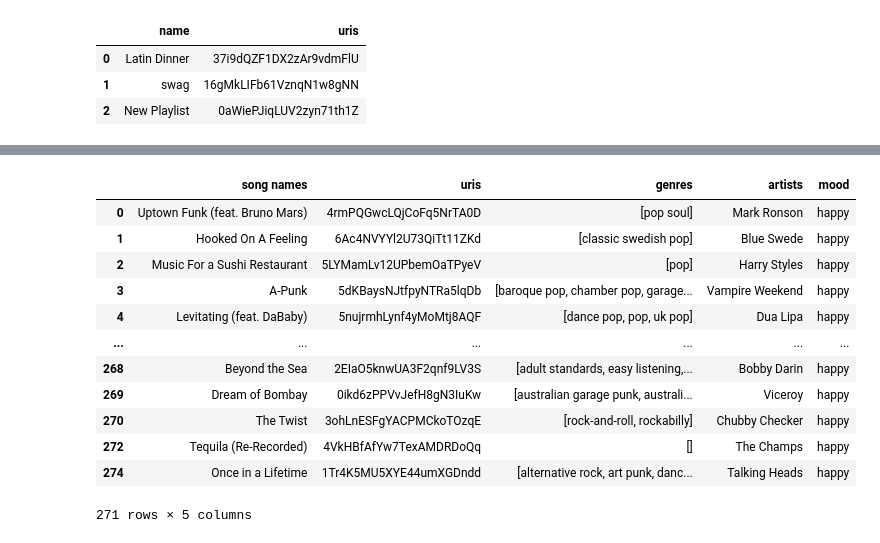
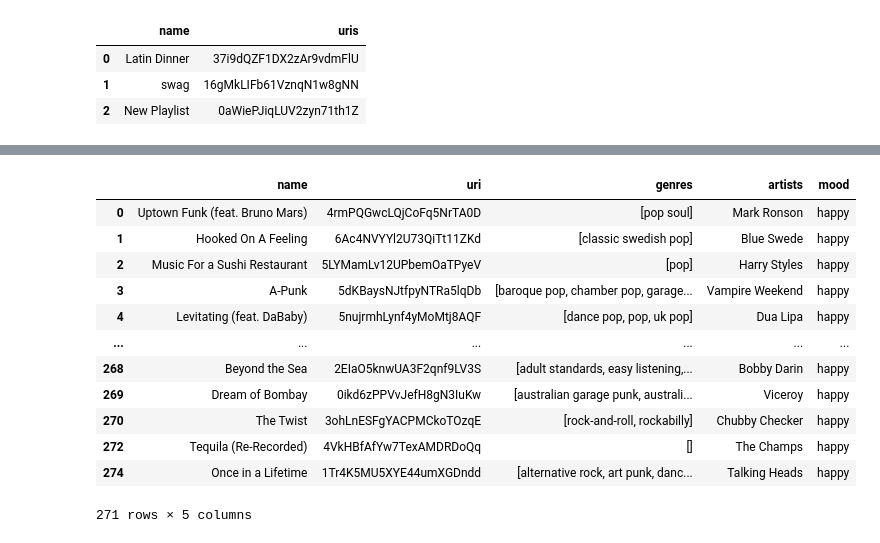
Before and after one commit to chriskontsis/AiTunes, a Jupyter notebook: Reccomender/SongRec.ipynb, the cells around one changed output, grey strips where cells are left out. Drawn from its saved outputs; the diff is of its cells as text; code cells hidden in the pictures.

```diff
--- a/Reccomender/SongRec.ipynb
+++ b/Reccomender/SongRec.ipynb
@@ -70,11 +70,11 @@ happy_df2
 | 18 | Come On Eileen | 0EMmVUYs9ZZRHtlADB88uz | [new romantic, new wave, new wave... | Dexys Midnight Runners |
 | 19 | Once in a Lifetime | 1Tr4K5MU5XYE44umXGDndd | [alternative rock, art punk, danc... | Talking Heads |
 # %%
-happy_df = pd.concat([happy_df1, happy_df2], ignore_index=True).drop_duplicates(subset=['song names'])
+happy_df = pd.concat([happy_df1, happy_df2], ignore_index=True).drop_duplicates(subset=['name'])
 happy_df['mood'] = 'happy'
 happy_df
 # %% [output]
-|  | song names | uris | genres | artists | mood |
+|  | name | uri | genres | artists | mood |
 | 0 | Uptown Funk (feat. Bruno Mars) | 4rmPQGwcLQjCoFq5NrTA0D | [pop soul] | Mark Ronson | happy |
 | 1 | Hooked On A Feeling | 6Ac4NVYYl2U73QiTt11ZKd | [classic swedish pop] | Blue Swede | happy |
 | 2 | Music For a Sushi Restaurant | 5LYMamLv12UPbemOaTPyeV | [pop] | Harry Styles | happy |
```
Also changed, not shown: parts of 4 cells of this notebook, 1 other file.
